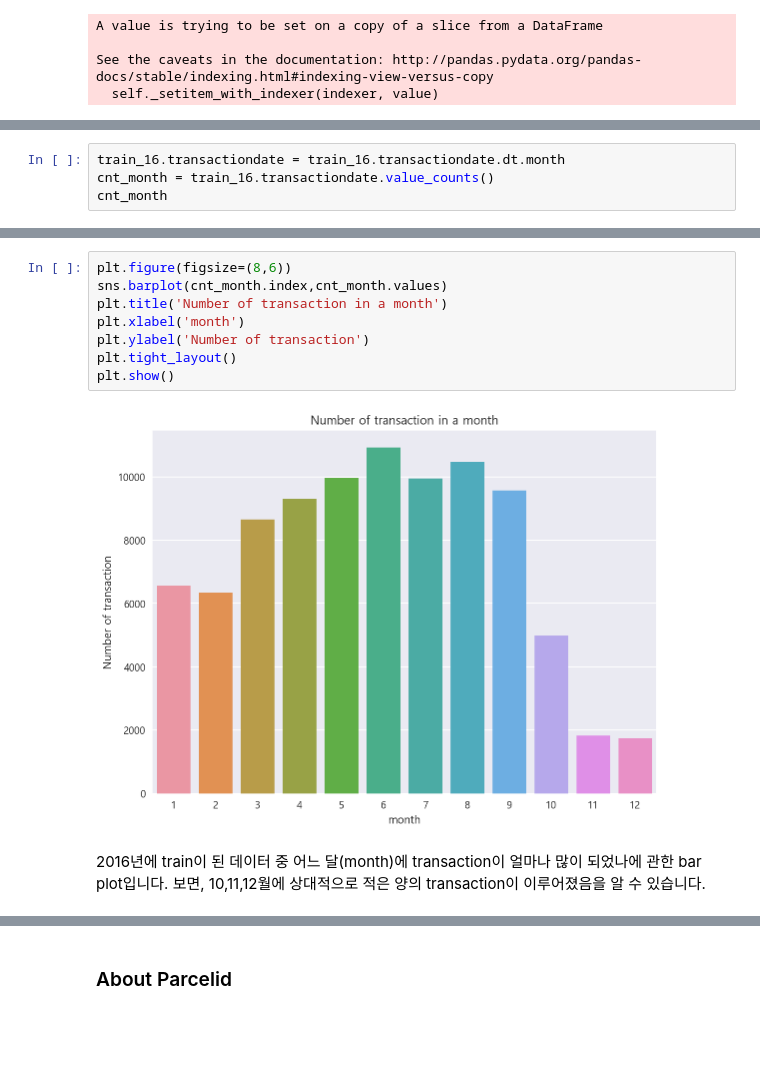
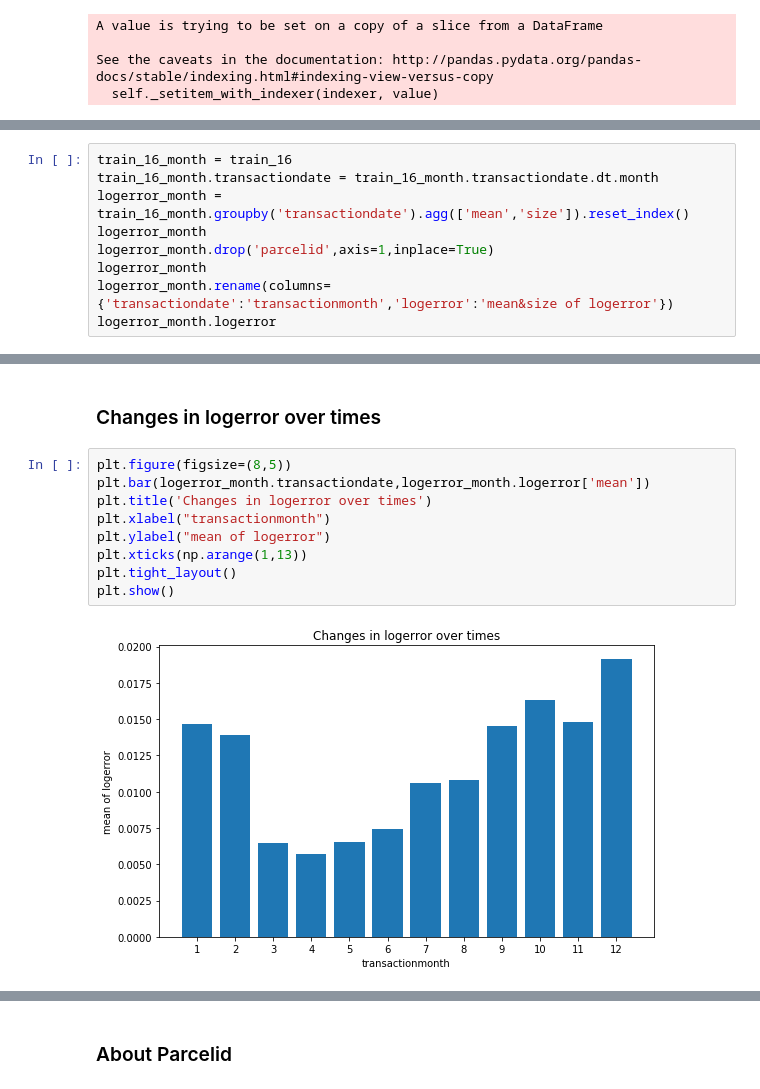
Before and after one commit to hskimim/data-analysis-tutorial, a Jupyter notebook: zillow_prize_estimation/EDA.ipynb, the cells around one changed output, grey strips where cells are left out. Saved outputs shown, nothing was run; the diff lists cells and outputs as text; blank space fills up the shorter version.

```diff
--- a/zillow_prize_estimation/EDA.ipynb
+++ b/zillow_prize_estimation/EDA.ipynb
@@ -163,4 +209,0 @@ plt.show()
-# %%
-train_16.transactiondate = train_16.transactiondate.dt.month
-cnt_month = train_16.transactiondate.value_counts()
-cnt_month
@@ -180,0 +221,9 @@ Name: transactiondate, dtype: int64
+# %%
+train_16_month = train_16
+train_16_month.transactiondate = train_16_month.transactiondate.dt.month
+logerror_month = train_16_month.groupby('transactiondate').agg(['mean','size']).reset_index()
+logerror_month
+logerror_month.drop('parcelid',axis=1,inplace=True)
+logerror_month
+logerror_month.rename(columns={'transactiondate':'transactionmonth','logerror':'mean&size of logerror'})
+logerror_month.logerror
@@ -181,12 +244,13 @@ Name: transactiondate, dtype: int64
+# %% [markdown]
+### Changes in logerror over times
 # %%
-plt.figure(figsize=(8,6))
-sns.barplot(cnt_month.index,cnt_month.values)
-plt.title('Number of transaction in a month')
-plt.xlabel('month')
-plt.ylabel('Number of transaction')
+plt.figure(figsize=(8,5))
+plt.bar(logerror_month.transactiondate,logerror_month.logerror['mean'])
+plt.title('Changes in logerror over times')
+plt.xlabel("transactionmonth")
+plt.ylabel("mean of logerror")
+plt.xticks(np.arange(1,13))
 plt.tight_layout()
 plt.show()
 # %% [output]
-[figure, old version]
+[figure, new version]
-# %% [markdown]
-2016년에 train이 된 데이터 중 어느 달(month)에 transaction이 얼마나 많이 되었나에 관한 bar plot입니다. 보면, 10,11,12월에 상대적으로 적은 양의 transaction이 이루어졌음을 알 수 있습니다.
```
Also changed, not shown: parts of 37 cells of this notebook.
